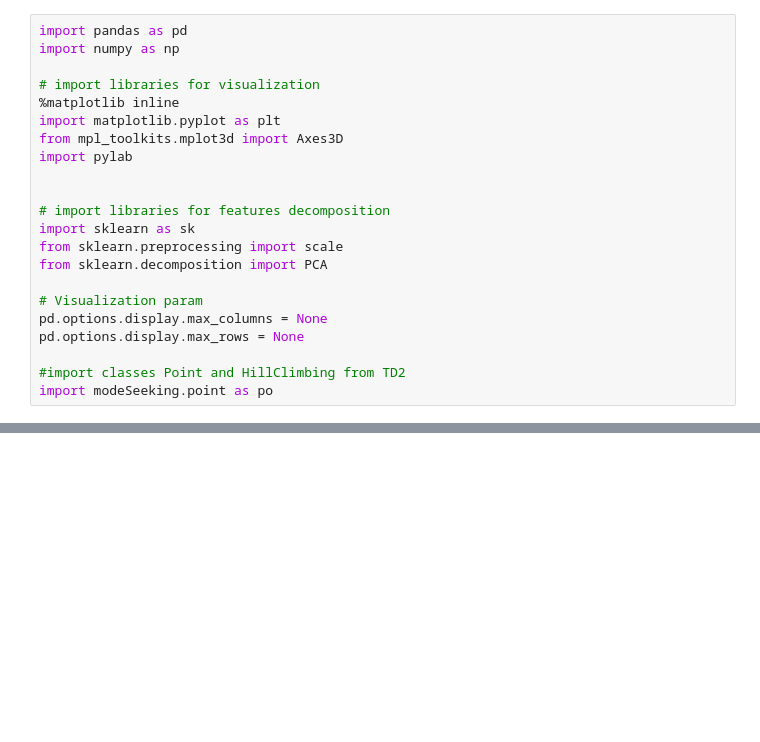
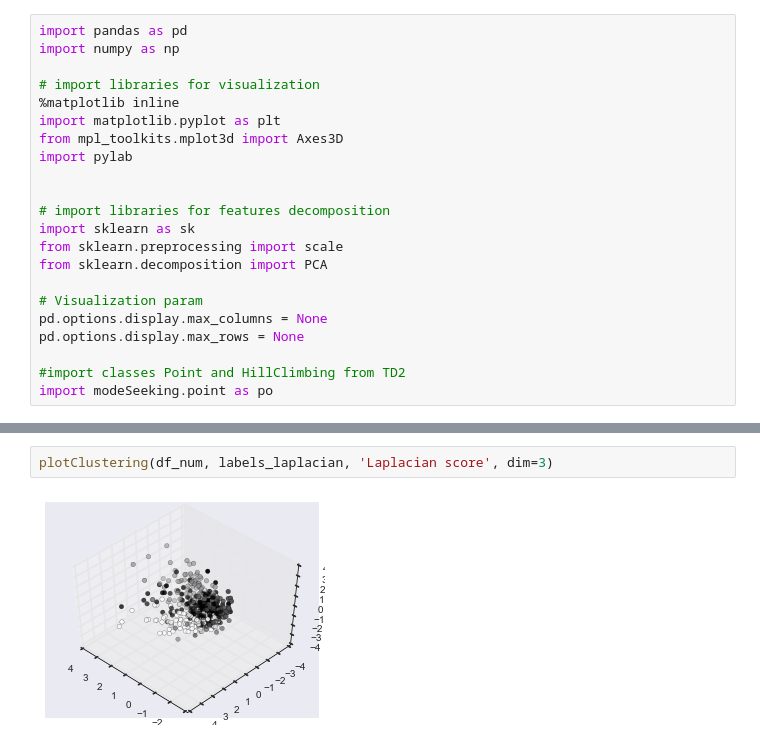
Before and after one commit to Gabriel-Azevedo-Ferreira/TDA-NBA, a Jupyter notebook: notebooks/Clustering/Mode seeking techniques.ipynb, the cells around one changed output, grey strips where cells are left out. Drawn from its saved outputs; the diff is of its cells as text; blank space fills up the shorter version.

```diff
--- a/notebooks/Clustering/Mode seeking techniques.ipynb
+++ b/notebooks/Clustering/Mode seeking techniques.ipynb
@@ -38,0 +265,4 @@ import modeSeeking.point as po
+# %%
+plotClustering(df_num, labels_laplacian, 'Laplacian score', dim=3)
+# %% [output]
+[figure, added]
```
Also changed, not shown: parts of 40 cells of this notebook, 8 other files.
